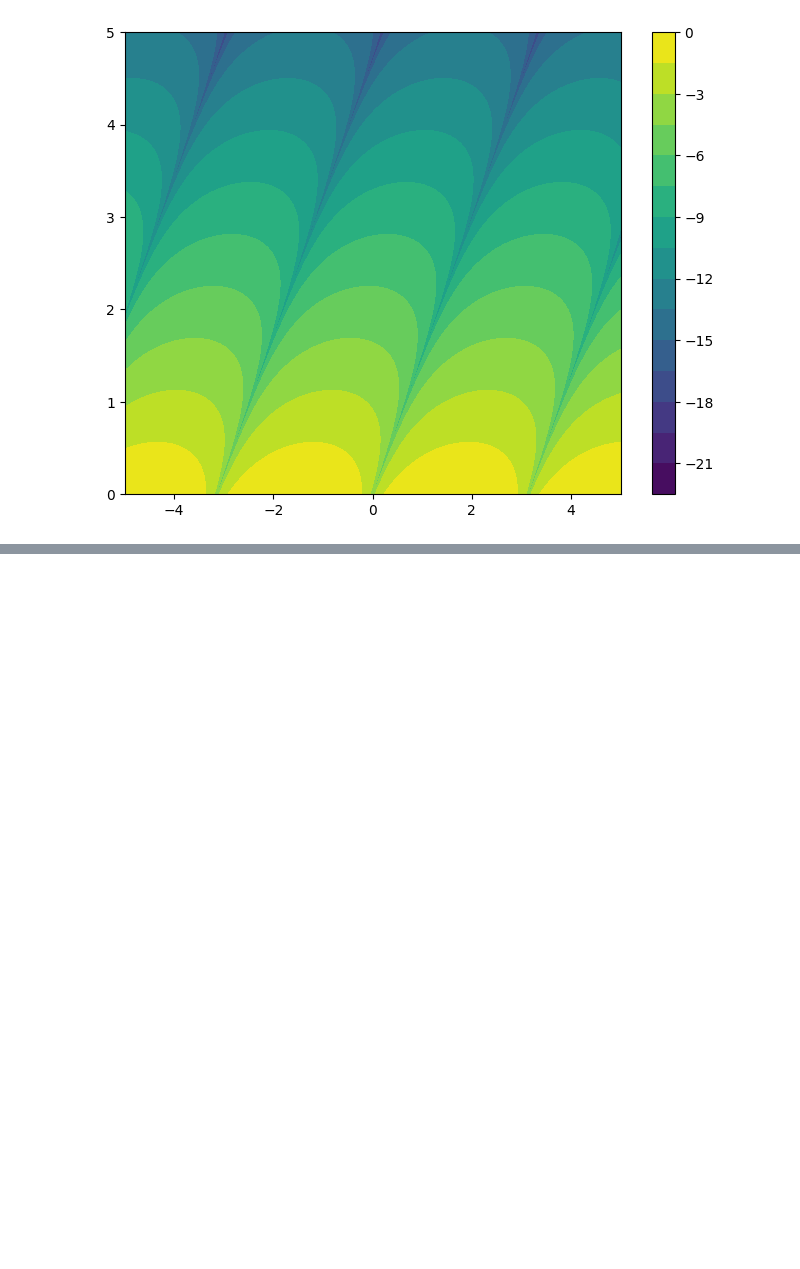
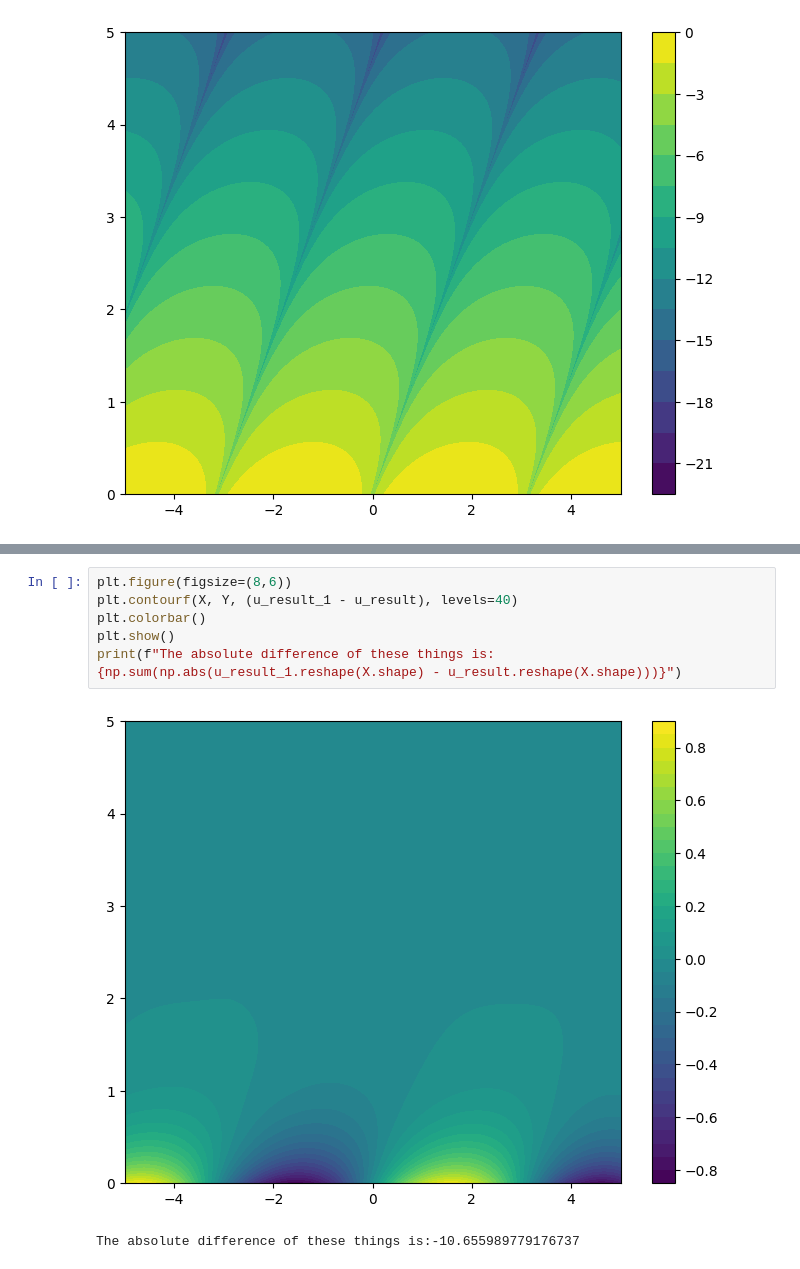
Before and after one commit to Bear-Witness-98/pinns_on_pytorch, a Jupyter notebook: PINN/normal_pde_solution_normal_epochs.ipynb, the cells around one changed output, grey strips where cells are left out. Drawn from its saved outputs; the diff is of its cells as text; blank space fills up the shorter version.

```diff
--- a/PINN/normal_pde_solution_normal_epochs.ipynb
+++ b/PINN/normal_pde_solution_normal_epochs.ipynb
@@ -239,0 +240,9 @@ plt.show()
+# %%
+plt.figure(figsize=(8,6))
+plt.contourf(X, Y, (u_result_1 - u_result), levels=40)
+plt.colorbar()
+plt.show()
+print(f"The absolute difference of these things is: {np.sum(np.abs(u_result_1.reshape(X.shape) - u_result.reshape(X.shape)))}")
+# %% [output]
+[figure, added]
+The absolute difference of these things is:-10.655989779176737
```
Also changed, not shown: parts of 6 cells of this notebook, 1 other file.
